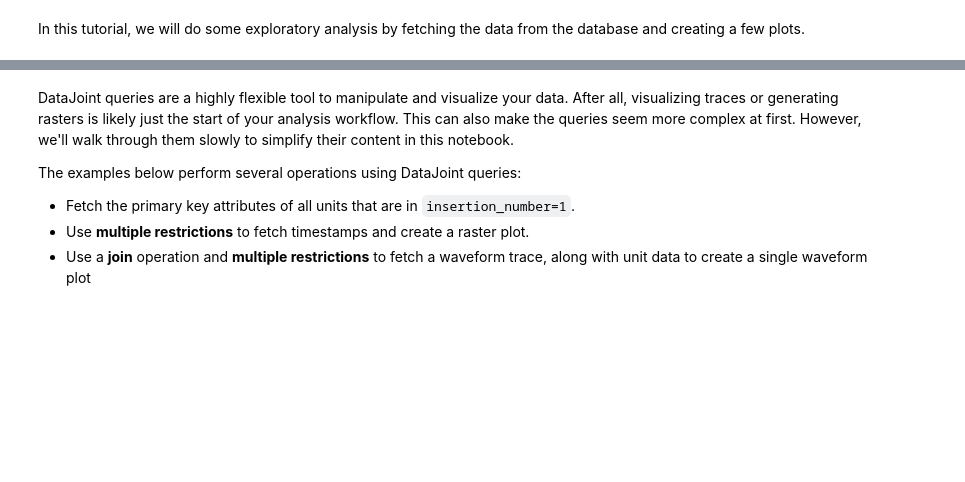
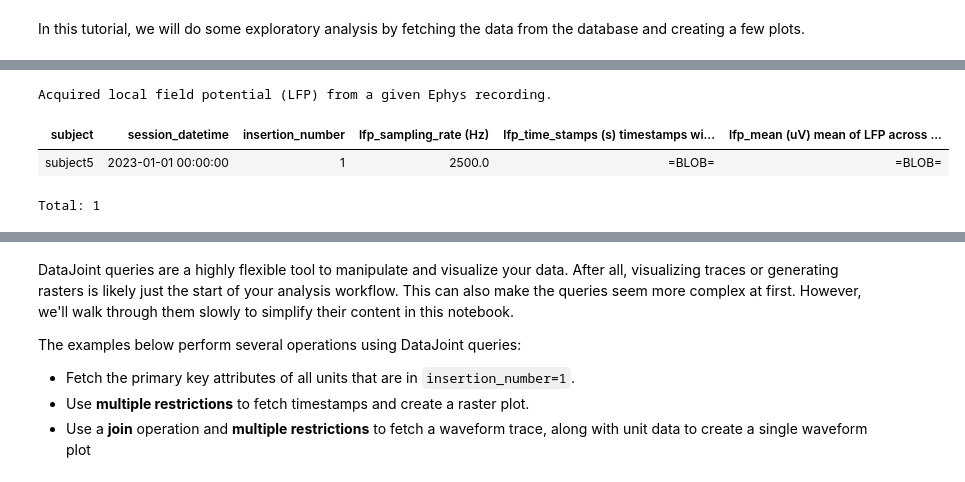
Before and after one commit to datajoint/element-array-ephys, a Jupyter notebook: notebooks/tutorial.ipynb, the cells around one changed output, grey strips where cells are left out. Saved outputs shown, nothing was run; the diff lists cells and outputs as text; code cells hidden in the pictures; blank space fills up the shorter version.

```diff
--- a/notebooks/tutorial.ipynb
+++ b/notebooks/tutorial.ipynb
@@ -434,0 +430,7 @@ plt.ylabel("microvolts (uV)");
+# %%
+ephys.LFP & lfp_key
+# %% [output]
+Acquired local field potential (LFP) from a given Ephys recording.
+| subject | session_datetime | insertion_number | lfp_sampling_rate (Hz) | lfp_time_stamps (s) timestamps wi... | lfp_mean (uV) mean of LFP across ... |
+| subject5 | 2023-01-01 00:00:00 | 1 | 2500.0 | =BLOB= | =BLOB= |
+Total: 1
```
Also changed, not shown: parts of 15 cells of this notebook.
